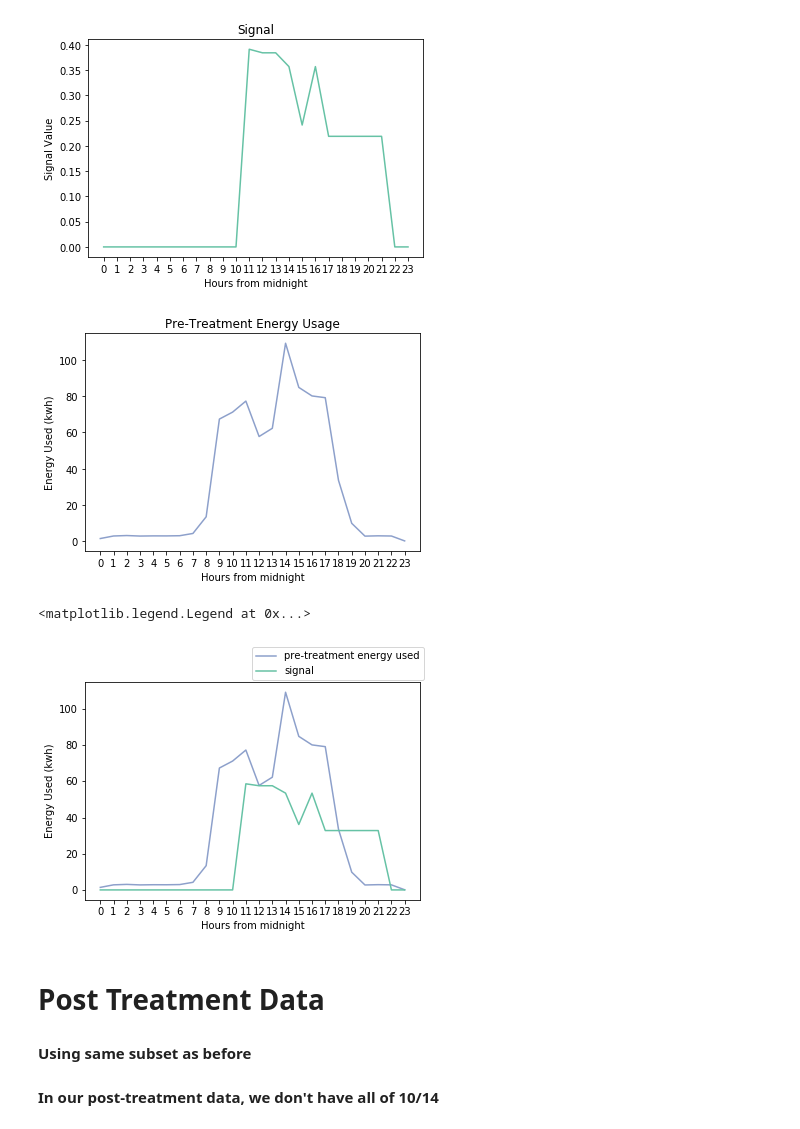
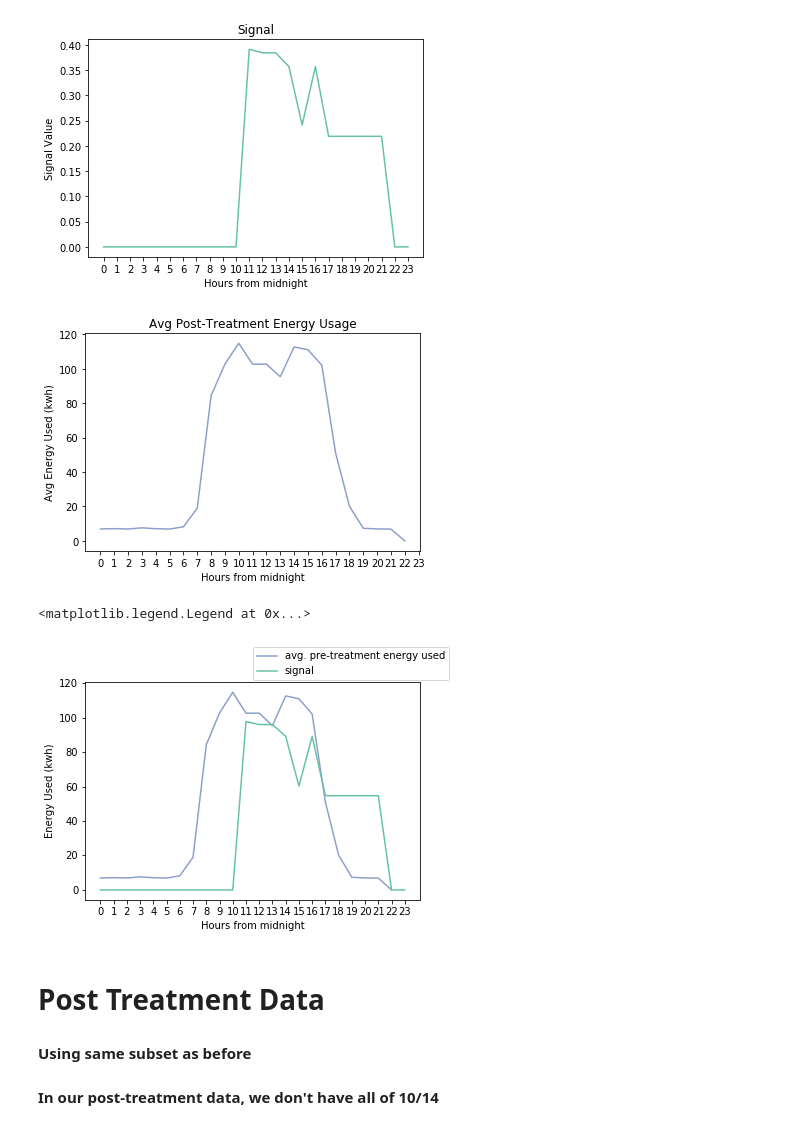
Before and after one commit to akashgokul/RAISE, a Jupyter notebook: Power_Analysis.ipynb, the cells around one changed output. Drawn from its saved outputs; the diff is of its cells as text; code cells hidden in the pictures.

Commit message:
The bug is in calculating diff

```diff
--- a/Power_Analysis.ipynb
+++ b/Power_Analysis.ipynb
@@ -92,7 +96,8 @@ signal = x / np.linalg.norm(x)
 ### * Only used workgroups 1,2,3 b/c we don't have hourly post-treatment data for other workgroups
 #### Summed hourly energy usage for all desks over all days of experiment (check assumption!), then averaged it
 # %%
-## NEED TO FIX, DATA IS NOT CLEAN, the date intervals are all over the place
+### THE ISSUE IS THE DIFF (FOR THIS AND FOLLOWING CODE)!!!!!
+
 total_energy_used = [0 for i in range(24)]
 with open('HourlyDataFinal.csv') as csvfile:
     readCSV = csv.reader(csvfile, delimiter=',')
@@ -105,24 +110,25 @@ with open('HourlyDataFinal.csv') as csvfile:
         else:
             hour = int(float(row[4]))
             if(row[5] == "WORKGROUP-01"):
-                diff = float(row[7]) - prev_hour_usage1
+                diff = float(row[7]) #- prev_hour_usage1
                 if (diff < 0):
                     diff = 0
                 total_energy_used[hour] = total_energy_used[hour] + diff
-                prev_hour_usage1 = float(row[7])
+                #prev_hour_usage1 = float(row[7])
             if(row[5] == "WORKGROUP-02"):
-                diff = float(row[7]) - prev_hour_usage2
+                diff = float(row[7]) #- prev_hour_usage2
                 if (diff < 0):
                     diff = 0
                 total_energy_used[hour] = total_energy_used[hour] + diff
-                prev_hour_usage2 = float(row[7])
-            if(row[5] == "WORKGROUP-01"):
-                diff = float(row[7]) - prev_hour_usage3
+                #prev_hour_usage2 = float(row[7])
+            if(row[5] == "WORKGROUP-03"):
+                diff = float(row[7]) #- prev_hour_usage3
                 if (diff < 0):
                     diff = 0
                 total_energy_used[hour] = total_energy_used[hour] + diff
-                prev_hour_usage3 = float(row[7])
-total_energy_used = total_energy_used[10:] + total_energy_used[:10]
-avg_energy_used = [p / 77.0 for p in total_energy_used]
+                #prev_hour_usage3 = float(row[7])
+t_e_u = total_energy_used[10:] + total_energy_used[:10]
+total_energy_used = [t_e_u[i] - t_e_u[i-1] if (t_e_u[i] > t_e_u[i-1]) else 0 for i in range(1,24)]
+avg_energy_used = np.array([p/77.0 for p in total_energy_used])
 ## For simplicity, working with sum! CHECK THIS ASSUMPTION!!
 # %%
@@ -141,21 +144,21 @@ plt.show()
 plt.plot(avg_energy_used,'#8da0cb')
 plt.xlabel("Hours from midnight")
 plt.xticks([i for i in range(0,24)])
-plt.ylabel("Energy Used (kwh)")
-plt.title("Pre-Treatment Energy Usage")
+plt.ylabel("Avg Energy Used (kwh)")
+plt.title("Avg Post-Treatment Energy Usage")
 plt.show()
 # %% [output]
-[figure, old version]
+[figure, new version]
 # %%
-plt.plot(avg_energy_used,label="pre-treatment energy used",color='#8da0cb')
-plt.plot(150*signal,label='signal',color='#66c2a5')
+plt.plot(avg_energy_used,label="avg. pre-treatment energy used",color='#8da0cb')
+plt.plot(250*signal,label='signal',color='#66c2a5')
 plt.xlabel("Hours from midnight")
 plt.ylabel("Energy Used (kwh)")
 plt.xticks([i for i in range(0,24)])
 plt.legend(loc=(0.5,1.01))
 # %% [output]
 <matplotlib.legend.Legend at 0x...>
-[figure, old version]
+[figure, new version]
 # %% [markdown]
 # Post Treatment Data
 #### Using same subset as before
```
Also changed, not shown: parts of 7 cells of this notebook, 7 other files.
